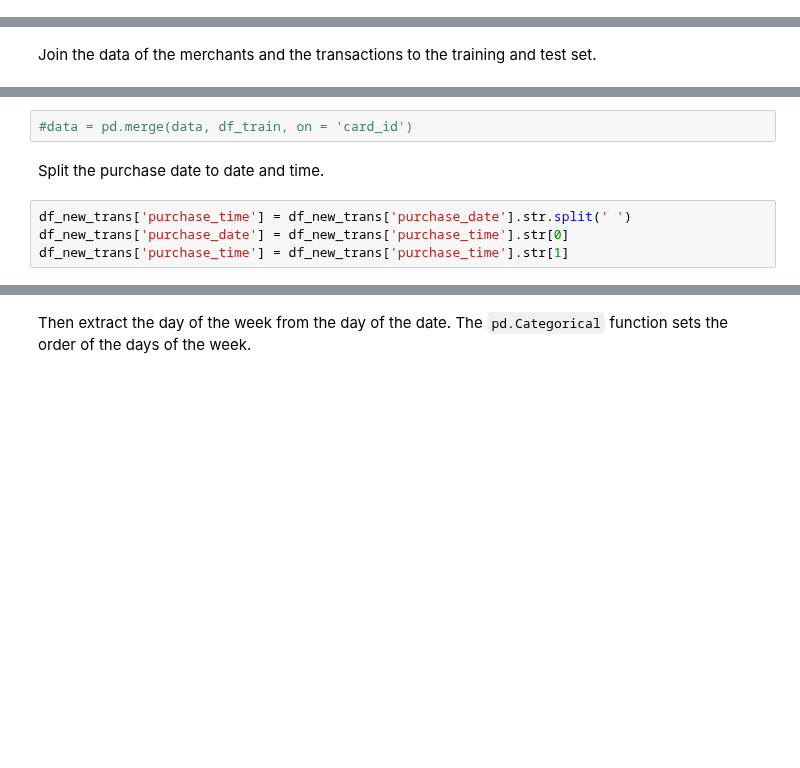
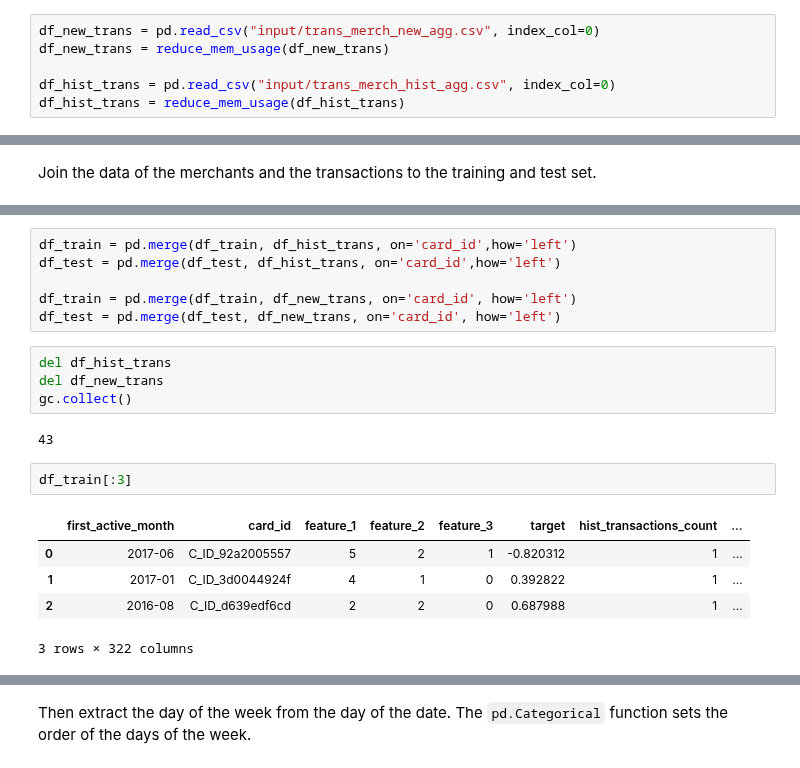
Before and after one commit to Zol-S/kaggle, a Jupyter notebook: Elo Merchant Category Recommendation/2_Descriptives.ipynb, the cells around one changed output, grey strips where cells are left out. Drawn from its saved outputs; the diff is of its cells as text; blank space fills up the shorter version.

```diff
--- a/Elo Merchant Category Recommendation/2_Descriptives.ipynb
+++ b/Elo Merchant Category Recommendation/2_Descriptives.ipynb
@@ -217,0 +301,6 @@ df_hist_trans.to_csv('input/trans_hist_agg.csv')
+# %%
+df_new_trans = pd.read_csv("input/trans_merch_new_agg.csv", index_col=0)
+df_new_trans = reduce_mem_usage(df_new_trans)
+
+df_hist_trans = pd.read_csv("input/trans_merch_hist_agg.csv", index_col=0)
+df_hist_trans = reduce_mem_usage(df_hist_trans)
@@ -307,8 +364,20 @@ print('There are {:,} records, where the state_id\'s don\'t match, it is {:.2f}%
-# %%
-#data = pd.merge(data, df_train, on = 'card_id')
-# %% [markdown]
-Split the purchase date to date and time.
-# %%
-df_new_trans['purchase_time'] = df_new_trans['purchase_date'].str.split(' ')
-df_new_trans['purchase_date'] = df_new_trans['purchase_time'].str[0]
-df_new_trans['purchase_time'] = df_new_trans['purchase_time'].str[1]
+# %%
+df_train = pd.merge(df_train, df_hist_trans, on='card_id',how='left')
+df_test = pd.merge(df_test, df_hist_trans, on='card_id',how='left')
+
+df_train = pd.merge(df_train, df_new_trans, on='card_id', how='left')
+df_test = pd.merge(df_test, df_new_trans, on='card_id', how='left')
+# %%
+del df_hist_trans
+del df_new_trans
+gc.collect()
+# %% [output]
+43
+# %%
+df_train[:3]
+# %% [output]
+|  | first_active_month | card_id | feature_1 | feature_2 | feature_3 | target | hist_transactions_count | ... |
+| 0 | 2017-06 | C_ID_92a2005557 | 5 | 2 | 1 | -0.820312 | 1 | ... |
+| 1 | 2017-01 | C_ID_3d0044924f | 4 | 1 | 0 | 0.392822 | 1 | ... |
+| 2 | 2016-08 | C_ID_d639edf6cd | 2 | 2 | 0 | 0.687988 | 1 | ... |
+3 rows × 322 columns
```
Also changed, not shown: parts of 59 cells of this notebook, 3 other files.
